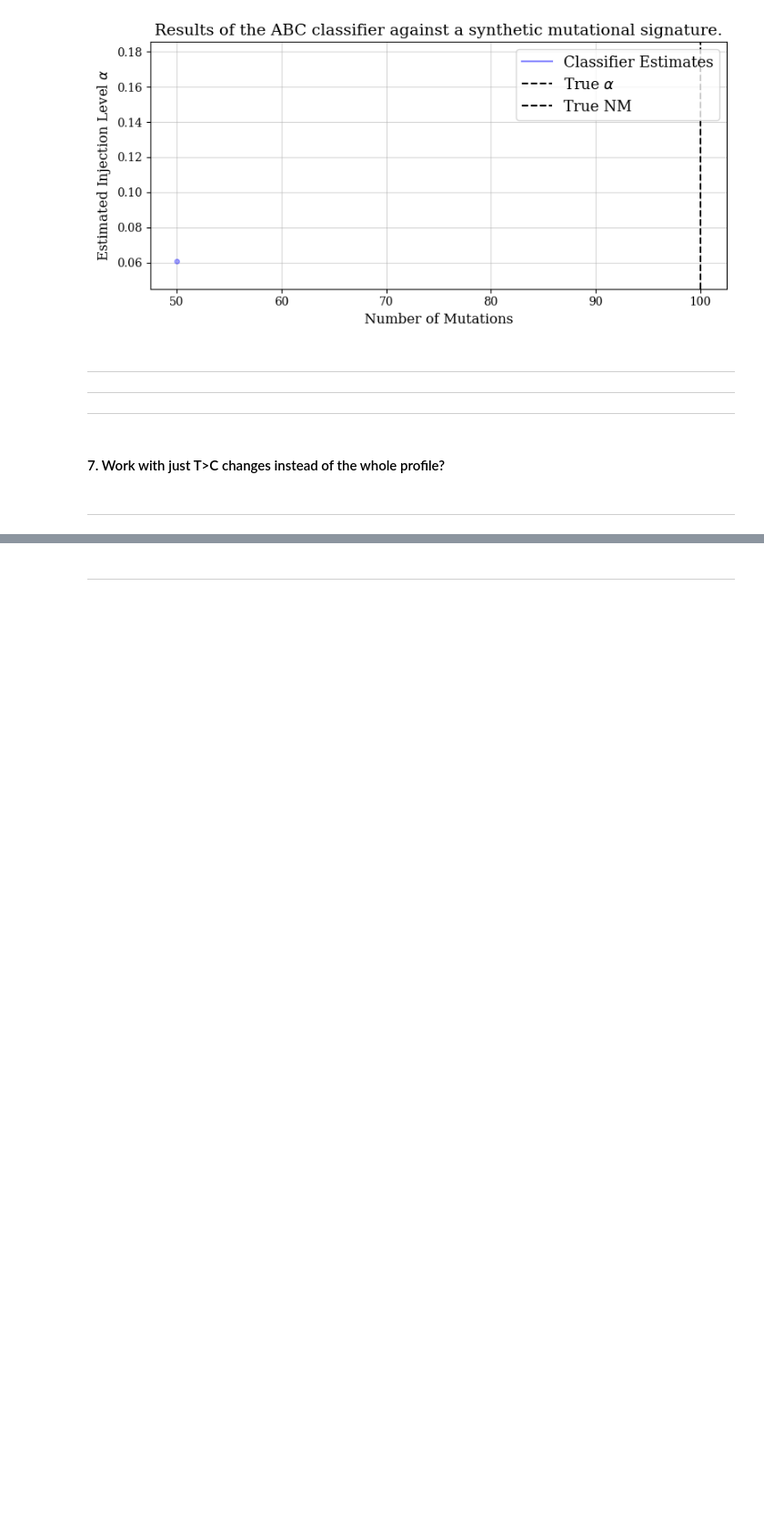
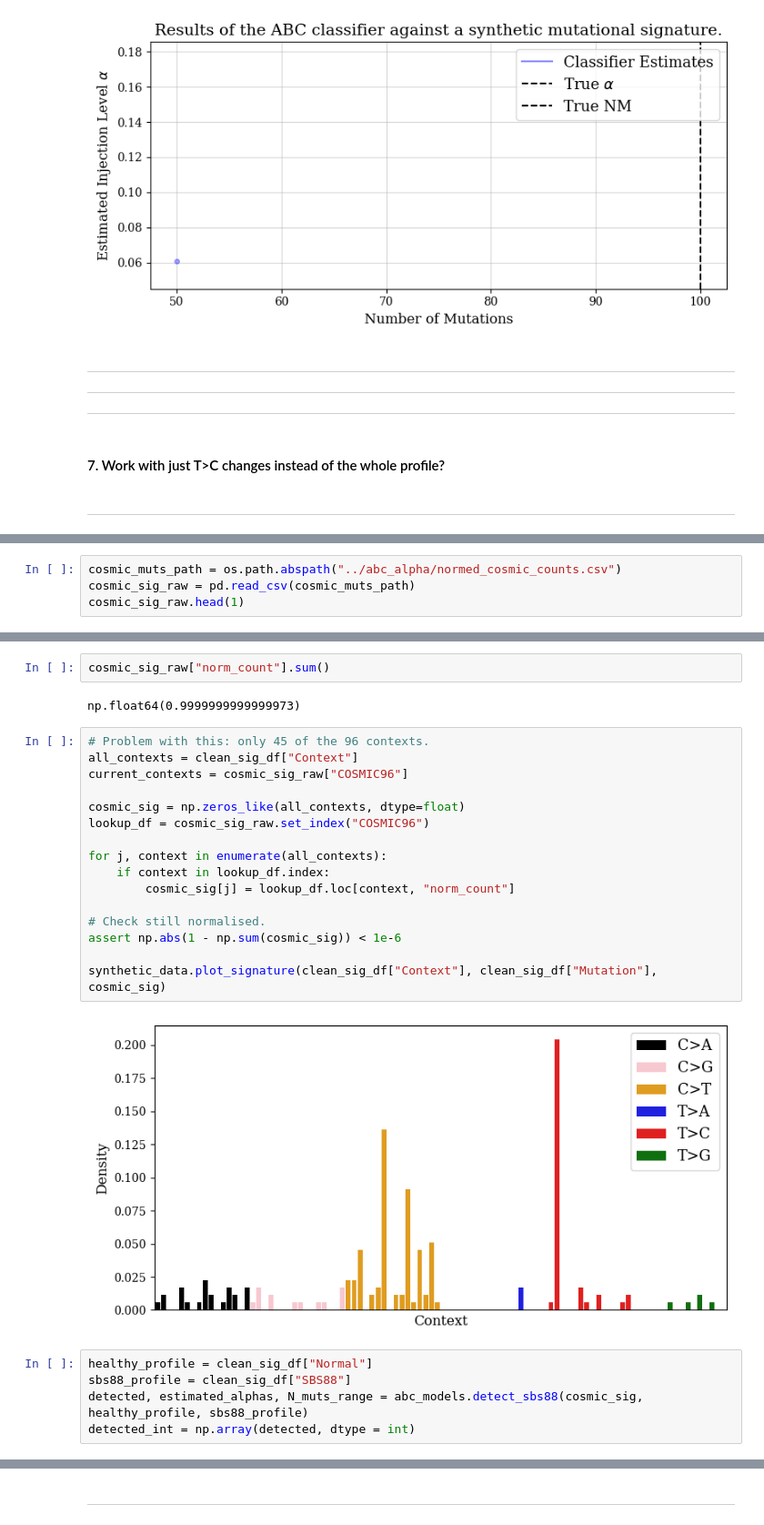
Before and after one commit to fredwdickinson/rscam-g6, a Jupyter notebook: Notebooks/abc_alpha/abc_analysis.ipynb, the cells around one changed output, grey strips where cells are left out. Shown at 91% size. Cells and saved outputs as stored; diff of their text form; blank space fills up the shorter version.

Commit message:
Classifier on COSMIC data

```diff
--- a/Notebooks/abc_alpha/abc_analysis.ipynb
+++ b/Notebooks/abc_alpha/abc_analysis.ipynb
@@ -310,0 +313,4 @@ for alpha_test, N_muts_test in zip(alpha_tests, N_muts_tests):
+# %%
+cosmic_muts_path = os.path.abspath("../abc_alpha/normed_cosmic_counts.csv")
+cosmic_sig_raw = pd.read_csv(cosmic_muts_path)
+cosmic_sig_raw.head(1)
@@ -310,0 +333,27 @@ for alpha_test, N_muts_test in zip(alpha_tests, N_muts_tests):
+# %%
+cosmic_sig_raw["norm_count"].sum()
+# %% [output]
+np.float64(0.9999999999999973)
+# %%
+# Problem with this: only 45 of the 96 contexts.
+all_contexts = clean_sig_df["Context"]
+current_contexts = cosmic_sig_raw["COSMIC96"]
+
+cosmic_sig = np.zeros_like(all_contexts, dtype=float)
+lookup_df = cosmic_sig_raw.set_index("COSMIC96")
+
+for j, context in enumerate(all_contexts):
+    if context in lookup_df.index:
+        cosmic_sig[j] = lookup_df.loc[context, "norm_count"]
+
+# Check still normalised.
+assert np.abs(1 - np.sum(cosmic_sig)) < 1e-6
+
+synthetic_data.plot_signature(clean_sig_df["Context"], clean_sig_df["Mutation"], cosmic_sig)
+# %% [output]
+[figure, added]
+# %%
+healthy_profile = clean_sig_df["Normal"]
+sbs88_profile = clean_sig_df["SBS88"]
+detected, estimated_alphas, N_muts_range = abc_models.detect_sbs88(cosmic_sig, healthy_profile, sbs88_profile)
+detected_int = np.array(detected, dtype = int)
```
Also changed, not shown: parts of 5 cells of this notebook, 3 other files.
